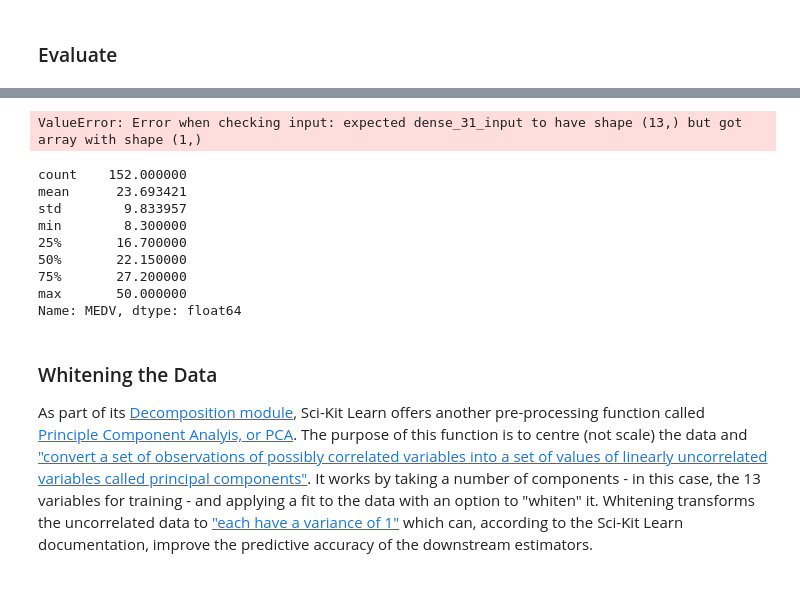
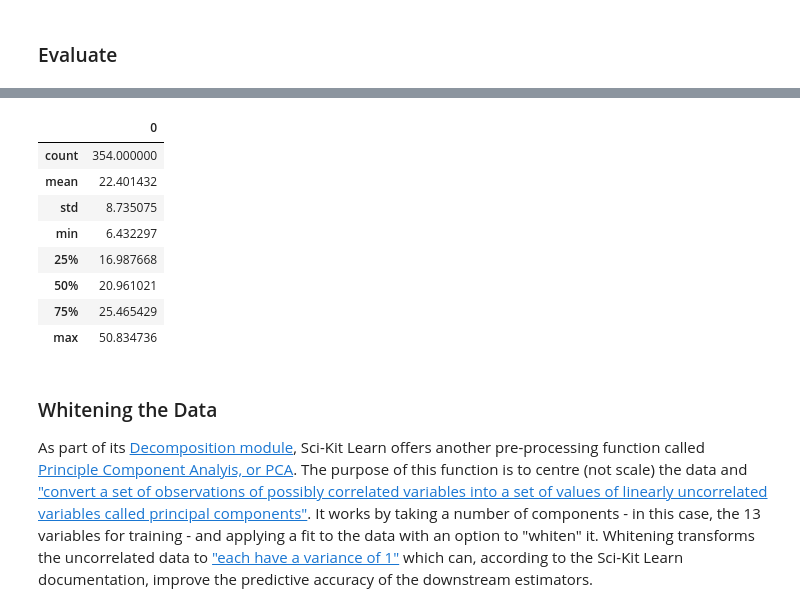
Before and after one commit to AideenByrne/2019MachineLearningProject, a Jupyter notebook: 2019project.ipynb, the cells around one changed output, grey strips where cells are left out. Drawn from its saved outputs; the diff is of its cells as text; code cells hidden in the pictures.

```diff
--- a/2019project.ipynb
+++ b/2019project.ipynb
@@ -441,19 +442,21 @@ m.evaluate(x_train_scaled, y_train)
-# %%
-predictions = m.fit(y_train)
-# %% [output]
-ValueError: Error when checking input: expected dense_31_input to have shape (13,) but got array with shape (1,)
-# %%
-y_test.describe()
-# %% [output]
-count    152.000000
-mean      23.693421
-std        9.833957
-min        8.300000
-25%       16.700000
-50%       22.150000
-75%       27.200000
-max       50.000000
-Name: MEDV, dtype: float64
+# %%
+#https://www.marktechpost.com/2019/06/17/regression-with-keras-deep-learning-with-keras-part-3/?cn-reloaded=1
+to_predict = x_train_scaled
+# we call the predict method
+predictions = m.predict(to_predict)
+#convert to Pandas DataFrame for easier manipulation
+output = pd.DataFrame(predictions)
+output.describe()
+# %% [output]
+|  | 0 |
+| count | 354.000000 |
+| mean | 22.401432 |
+| std | 8.735075 |
+| min | 6.432297 |
+| 25% | 16.987668 |
+| 50% | 20.961021 |
+| 75% | 25.465429 |
+| max | 50.834736 |
 # %% [markdown]
 ### Whitening the Data
 As part of its [Decomposition module](https://scikit-learn.org/stable/modules/classes.html#module-sklearn.decomposition), Sci-Kit Learn offers another pre-processing function called [Principle Component Analyis, or PCA](https://scikit-learn.org/stable/modules/generated/sklearn.decomposition.PCA.html#sklearn-decomposition-pca). The purpose of this function is to centre (not scale) the data and ["convert a set of observations of possibly correlated variables into a set of values of linearly uncorrelated variables called principal components"](https://en.wikipedia.org/wiki/Principal_component_analysis). It works by taking a number of components - in this case, the 13 variables for training - and applying a fit to the data with an option to "whiten" it. Whitening transforms the uncorrelated data to ["each have a variance of 1"](https://en.wikipedia.org/wiki/Whitening_transformation) which can, according to the Sci-Kit Learn documentation, improve the predictive accuracy of the downstream estimators.
```
Also changed, not shown: parts of 8 cells of this notebook.
